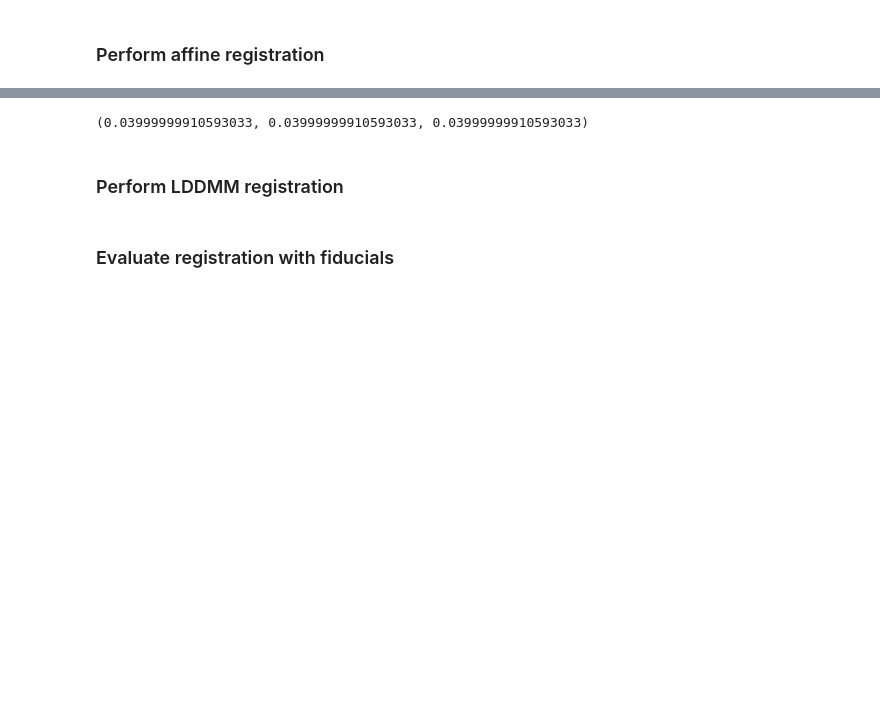
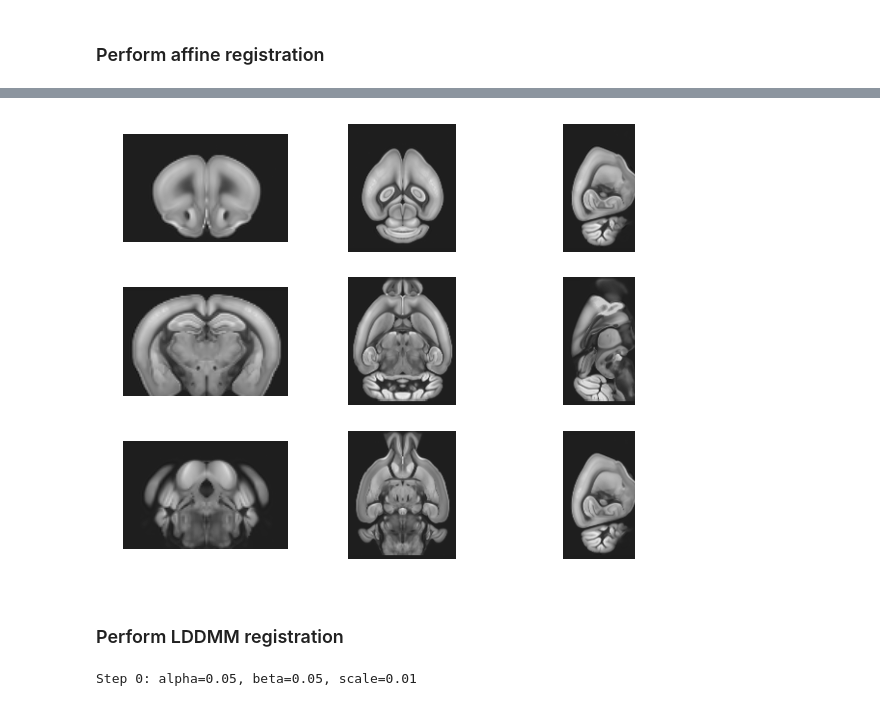
Before and after one commit to neurodata/ndreg, a Jupyter notebook: Registration package test.ipynb, the cells around one changed output, grey strips where cells are left out. Cells and saved outputs as stored; diff of their text form; code cells hidden in the pictures; blank space fills up the shorter version.

```diff
--- a/Registration package test.ipynb
+++ b/Registration package test.ipynb
@@ -131,4 +66,4 @@ registerer = Registerer(img, atlas)
 # %% [markdown]
 ### Perform affine registration
 # %%
-registerer.register_affine("RPS", "LSA", [0.100, 0.100, 0.100], iterations=1000.0, resolutions=4.0)
+atlas_affine = registerer.register_affine("RPS", "LSA", [0.100, 0.100, 0.100], iterations=100.0, resolutions=4.0)
@@ -146,8 +70,10 @@ Location: "unknown"
-# %%
-atlas.GetSpacing()
-# %% [output]
-(0.03999999910593033, 0.03999999910593033, 0.03999999910593033)
+# %%
+ndreg.imgShow(atlas_affine)
+# %% [output]
+[figure, added]
 # %% [markdown]
 ### Perform LDDMM registration
-# %% [markdown]
-### Evaluate registration with fiducials
+# %%
+atlas_lddmm = registerer.register_lddmm(atlas_affine, registerer.img, scaleList=[0.01])
+# %% [output]
+Step 0: alpha=0.05, beta=0.05, scale=0.01
```
Also changed, not shown: parts of 5 cells of this notebook, 1 other file.
